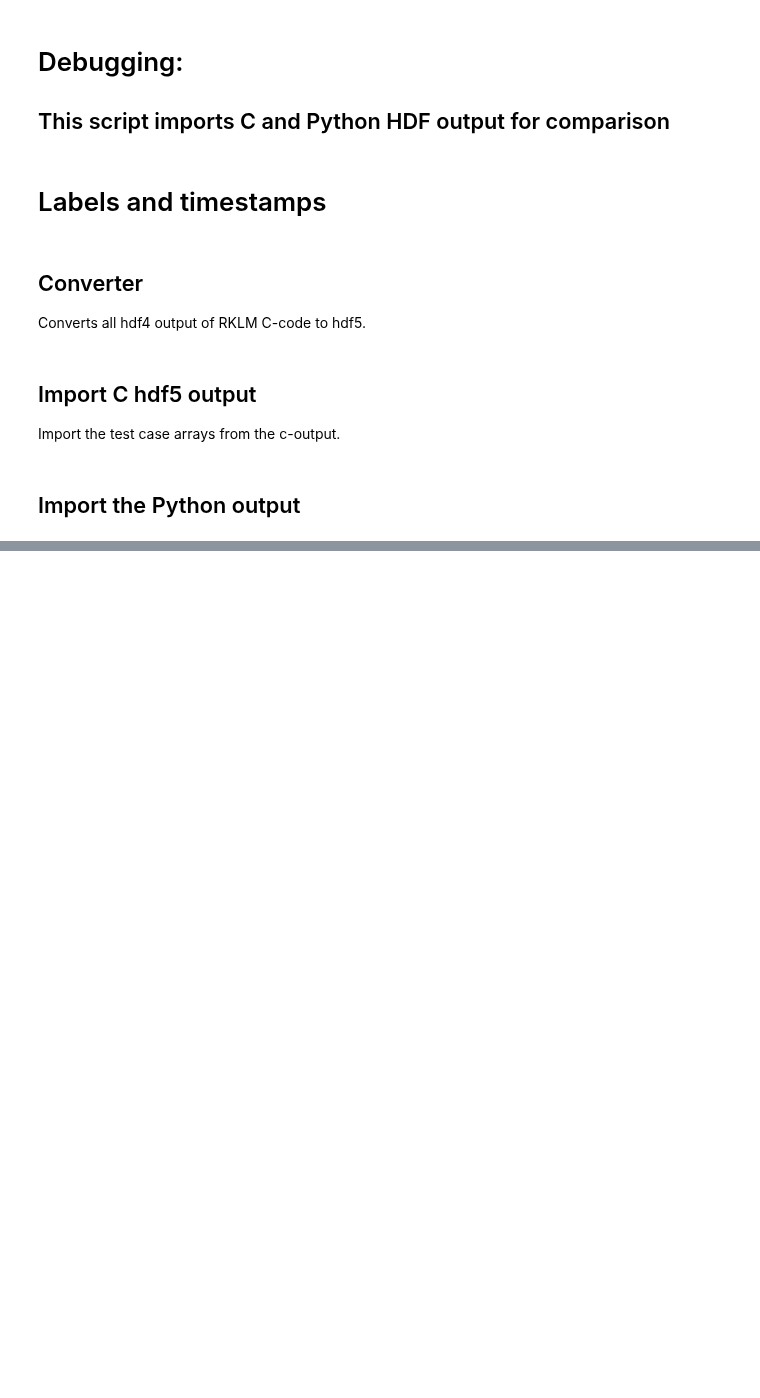
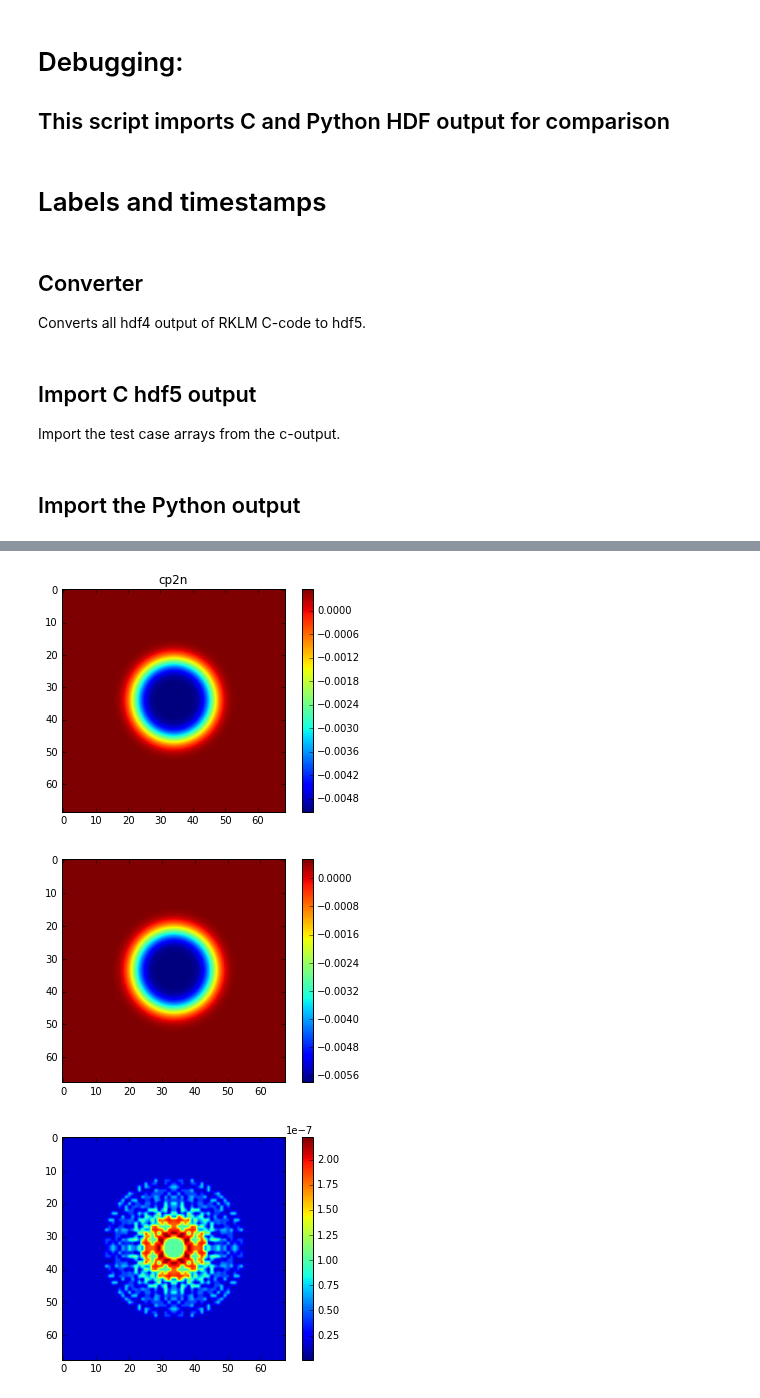
Before and after one commit to ray-chew/pyBELLA, a Jupyter notebook: RKLM_Reference/hdf4-5_converter_viewer.ipynb, the cells around one changed output, grey strips where cells are left out. Saved outputs shown, nothing was run; the diff lists cells and outputs as text; code cells hidden in the pictures; blank space fills up the shorter version.

```diff
--- a/RKLM_Reference/hdf4-5_converter_viewer.ipynb
+++ b/RKLM_Reference/hdf4-5_converter_viewer.ipynb
@@ -296,0 +353,43 @@ for att in atts:
+# %%
+cp2n = getattr(c,'p2_nodes')[:,:,2]
+cp2n0 = np.copy(cp2n)# - cp2n.mean()
+cp2n = cp2n - cp2n.mean()
+# cp2n -= cp2n.min()
+
+# plt.figure()
+# plt.imshow(cp2n0)
+# plt.colorbar()
+# plt.show()
+
+crhoY = getattr(c,'rhoY')[:,:,2]
+plt.figure()
+plt.imshow(cp2n)
+plt.colorbar()
+plt.title("cp2n")
+plt.show()
+
+# cp2n += 1.0
+# cp2n = cp2n**gm1inv
+cp2c = signal.fftconvolve(cp2n,np.ones([2,2]),mode='valid') * 0.25
+
+fac = 1.159823706796567e-05
+
+from scipy import signal
+gm1 = 1.4 - 1.
+gm1inv = 1./gm1
+cp2c = ((crhoY)**gm1 - 1.0 + cp2c)
+# rhoY = signal.fftconvolve(rhoY,np.ones([2] * rhoY.ndim),mode='valid') * 0.25
+plt.figure()
+plt.imshow(cp2c)
+plt.colorbar()
+plt.show()
+
+# crhoY = getattr(c,'rhoY')[:,:,2]
+plt.figure()
+plt.imshow(np.abs(rhoY - crhoY))
+plt.colorbar()
+plt.show()
+# %% [output]
+[figure, added]
+[figure, added]
+[figure, added]
```
Also changed, not shown: parts of 6 cells of this notebook, 10 other files.
